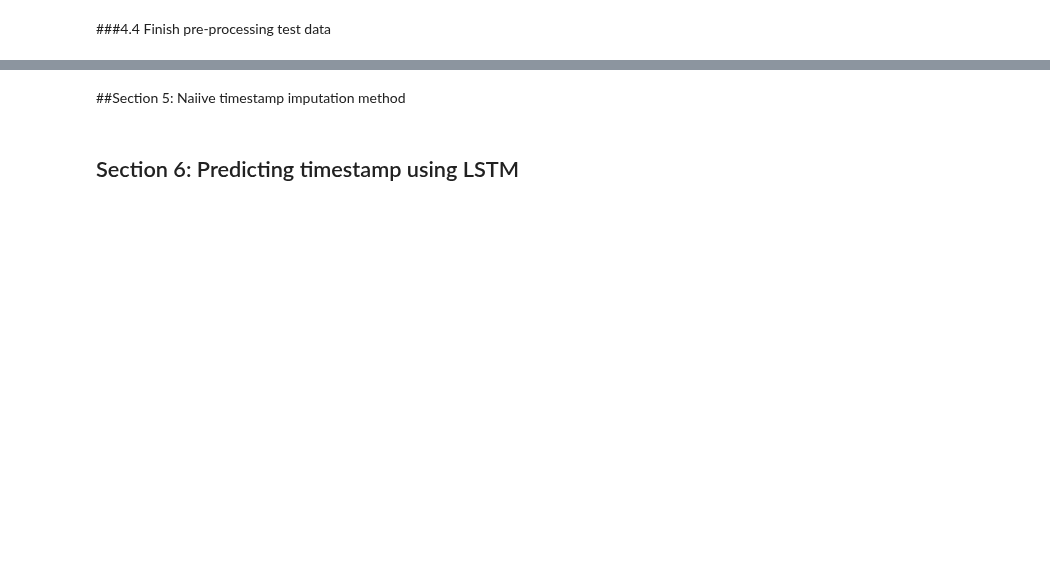
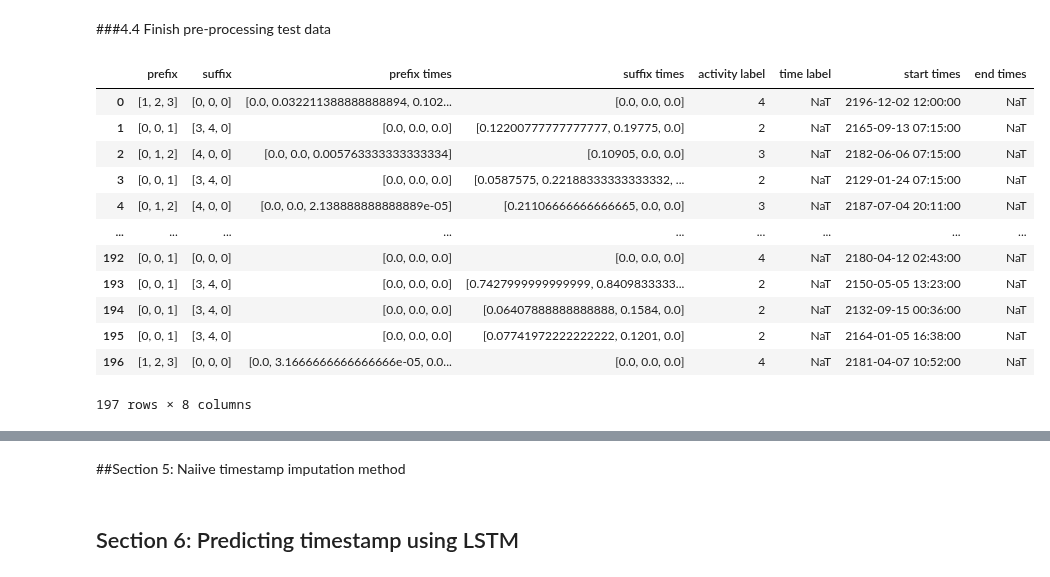
Before and after one commit to adamzbikowski/Process-Mining-Dissertation, a Jupyter notebook: timestamp_pipeline.ipynb, the cells around one changed output, grey strips where cells are left out. Cells and saved outputs as stored; diff of their text form; code cells hidden in the pictures; blank space fills up the shorter version.

```diff
--- a/timestamp_pipeline.ipynb
+++ b/timestamp_pipeline.ipynb
@@ -388,5 +390,5 @@ def format_input(el):
   y = np.array(el['time label'])
   y = np.stack(y)
 
-  return x, y
+  return x, y, start_times
 # %%
@@ -406,7 +408,7 @@ def random_remove(el):
   for t in unique_traces_test:
     traces[t] = deepcopy(test_el[:][test_el.trace == t])
     trace_df = traces[t].sort_values(by='timestamp')
-    rand_index = random.randrange(0,len(trace_df.index))
+    rand_index = random.randrange(1,len(trace_df.index))
     targets.append(trace_df.iat[rand_index,2])
     trace_df.iat[rand_index, 2] = np.nan
     df = pd.concat([df, trace_df])
@@ -577,6 +579,7 @@ Alpha alignments: (0.7379679144385026, 2.4319618629151645)
 # %%
 def label_test(el):
   prefix_arr, suffix_arr, prefix_times_arr, suffix_times_arr, label_arr, label_times_arr = [], [], [], [], [], []
+  start_times, end_times = [], []
   labeled_arr = []
   unique_traces = el['trace'].unique()
 
@@ -590,13 +593,22 @@ def label_test(el):
 
       timestamp = df['timestamp'][i]
       # if pd.isnull(timestamp):
-      timestamp =  (df['timestamp'][i] - start_time).total_seconds() / 10_000_000_000
-
+      timestamp =  df['timestamp'][i]
       timestamps.append(timestamp)
 
     # print(timestamps)
 
     length = len(timestamps)
+
+    start_time = pd.NaT
+    end_time = pd.NaT
+
+    if not pd.isnull(timestamps[0]):
+      start_time = timestamps[0]
+      for i in range(length):
+        if not pd.isnull(timestamps[i]):
+          timestamps[i] = (timestamps[i] - start_time).total_seconds()  / 3600 / 1000
+
     order = 0
     for i in range(length):
       if pd.isnull(timestamps[i]):
@@ -659,13 +671,32 @@ def label_test(el):
     suffix_times_arr.append(np.array(suffix_times[:PREFIX_LENGTH], dtype=np.double))
     label_arr.append(label)
     label_times_arr.append(time_label)
+    start_times.append(start_time)
+    end_times.append(end_time)
 
   return pd.DataFrame({'prefix' : prefix_arr,
                        'suffix' : suffix_arr,
                        'prefix times' : prefix_times_arr,
                        'suffix times' : suffix_times_arr,
                        'activity label' : label_arr,
-                       'time label': label_times_arr})
+                       'time label': label_times_arr,
+                       'start times': start_times,
+                       'end times': end_times})
 # %%
 labeled_test = label_test(heuristic_sequences_token)
-test_x, _ = format_input(labeled_test)
+test_x, _, test_start_times = format_input(labeled_test)
+labeled_test
+# %% [output]
+|  | prefix | suffix | prefix times | suffix times | activity label | time label | start times | end times |
+| 0 | [1, 2, 3] | [0, 0, 0] | [0.0, 0.032211388888888894, 0.102... | [0.0, 0.0, 0.0] | 4 | NaT | 2196-12-02 12:00:00 | NaT |
+| 1 | [0, 0, 1] | [3, 4, 0] | [0.0, 0.0, 0.0] | [0.12200777777777777, 0.19775, 0.0] | 2 | NaT | 2165-09-13 07:15:00 | NaT |
+| 2 | [0, 1, 2] | [4, 0, 0] | [0.0, 0.0, 0.005763333333333334] | [0.10905, 0.0, 0.0] | 3 | NaT | 2182-06-06 07:15:00 | NaT |
+| 3 | [0, 0, 1] | [3, 4, 0] | [0.0, 0.0, 0.0] | [0.0587575, 0.22188333333333332, ... | 2 | NaT | 2129-01-24 07:15:00 | NaT |
+| 4 | [0, 1, 2] | [4, 0, 0] | [0.0, 0.0, 2.138888888888889e-05] | [0.21106666666666665, 0.0, 0.0] | 3 | NaT | 2187-07-04 20:11:00 | NaT |
+| ... | ... | ... | ... | ... | ... | ... | ... | ... |
+| 192 | [0, 0, 1] | [0, 0, 0] | [0.0, 0.0, 0.0] | [0.0, 0.0, 0.0] | 4 | NaT | 2180-04-12 02:43:00 | NaT |
+| 193 | [0, 0, 1] | [3, 4, 0] | [0.0, 0.0, 0.0] | [0.7427999999999999, 0.8409833333... | 2 | NaT | 2150-05-05 13:23:00 | NaT |
+| 194 | [0, 0, 1] | [3, 4, 0] | [0.0, 0.0, 0.0] | [0.06407888888888888, 0.1584, 0.0] | 2 | NaT | 2132-09-15 00:36:00 | NaT |
+| 195 | [0, 0, 1] | [3, 4, 0] | [0.0, 0.0, 0.0] | [0.07741972222222222, 0.1201, 0.0] | 2 | NaT | 2164-01-05 16:38:00 | NaT |
+| 196 | [1, 2, 3] | [0, 0, 0] | [0.0, 3.1666666666666666e-05, 0.0... | [0.0, 0.0, 0.0] | 4 | NaT | 2181-04-07 10:52:00 | NaT |
+197 rows × 8 columns
```
Also changed, not shown: parts of 27 cells of this notebook.
